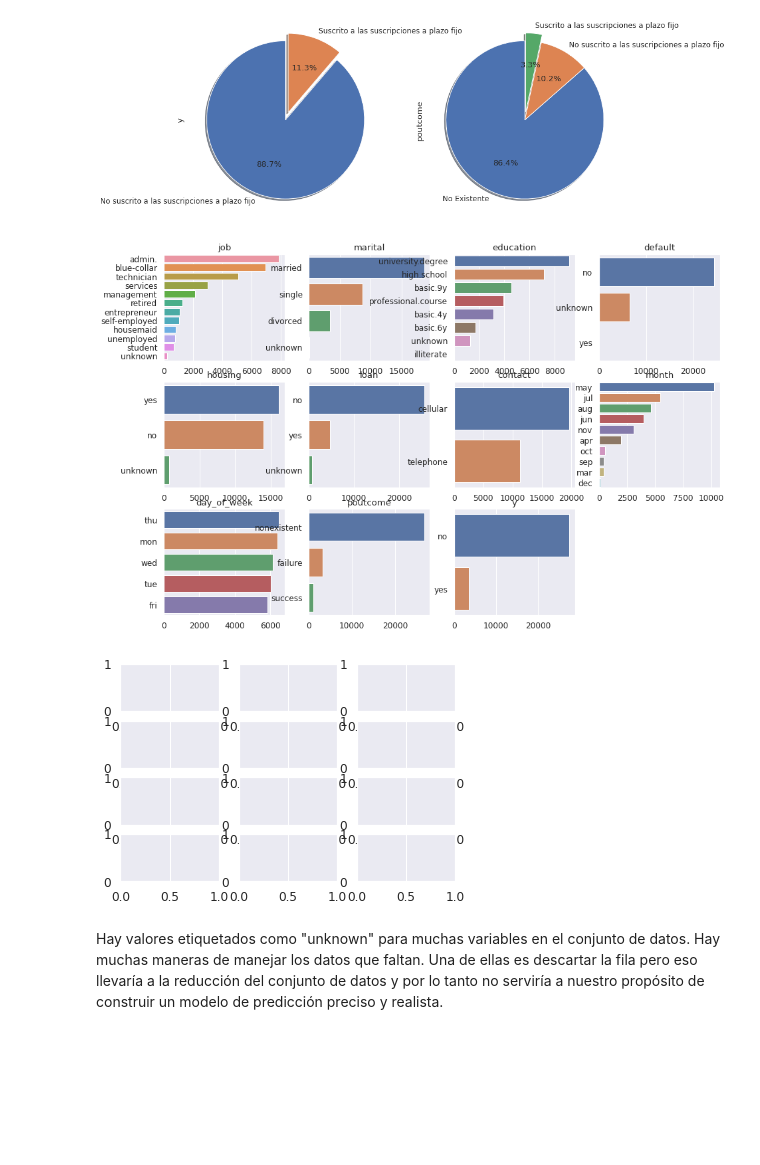
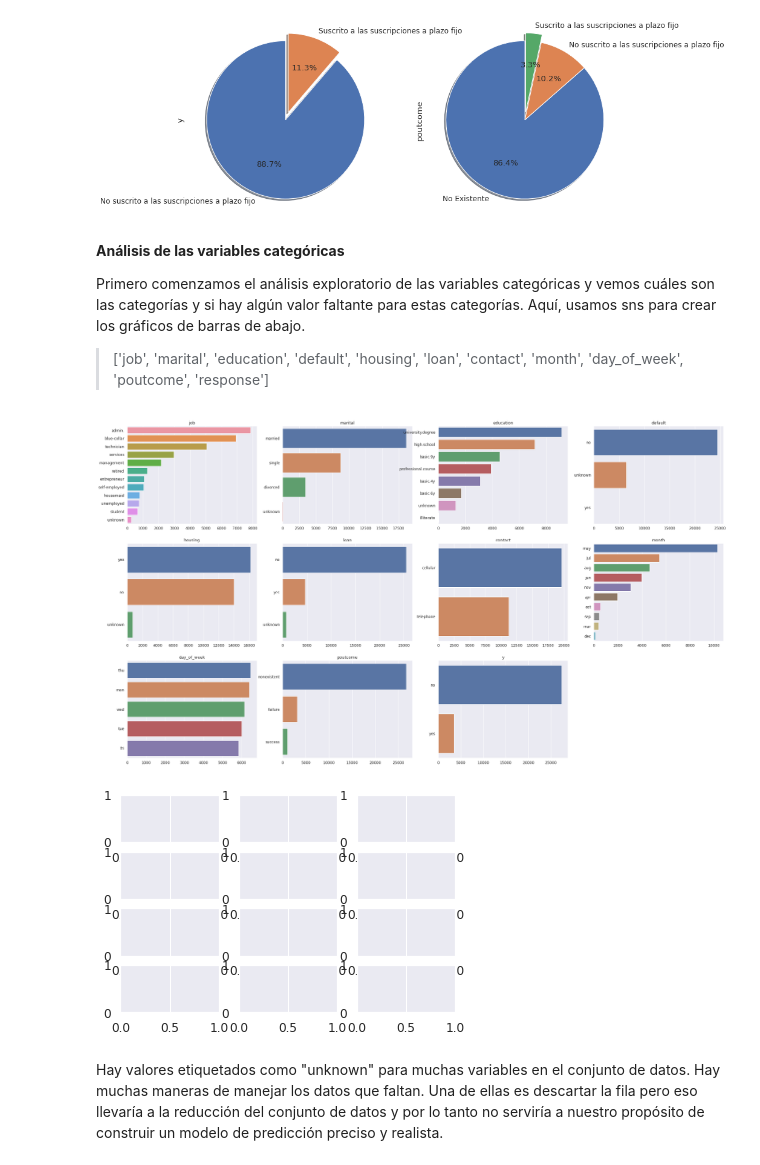
Before and after one commit to josetorresob/INF648, a Jupyter notebook: Proyecto_Final.ipynb, the cells around one changed output. Drawn from its saved outputs; the diff is of its cells as text; code cells hidden in the pictures; blank space fills up the shorter version.

```diff
--- a/Proyecto_Final.ipynb
+++ b/Proyecto_Final.ipynb
@@ -322,25 +295,23 @@ dataset_train.poutcome.value_counts().plot.pie(explode = [0,0,0.1], labels = lab
 plt.show()
 # %% [output]
 [figure]
+# %% [markdown]
+**Análisis de las variables categóricas**
+
+Primero comenzamos el análisis exploratorio de las variables categóricas y vemos cuáles son
+las categorías y si hay algún valor faltante para estas categorías.
+Aquí, usamos sns para crear los gráficos de barras de abajo.
+
+> ['job', 'marital', 'education', 'default', 'housing', 'loan', 'contact', 'month', 'day_of_week', 'poutcome', 'response']
 # %%
-"""
-Análisis de las variables categóricas
-
-Primero comenzamos el análisis exploratorio de las variables categóricas y vemos cuáles son
-las categorías y si hay algún valor faltante para estas categorías.
-Aquí, usamos sns para crear los gráficos de barras de abajo.
-
-['job', 'marital', 'education', 'default', 'housing', 'loan', 'contact', 'month', 'day_of_week', 'poutcome', 'response']
-"""
-
-fig = plt.figure(figsize = (15,10))
+fig = plt.figure(figsize = (35,20))
 ax = plt.subplots(4, 3)
 for i, cat in enumerate(categorical_variables, 1):
     ax = fig.add_subplot(3, 4, i)
     sns.barplot(dataset_train[cat].value_counts().values, dataset_train[cat].value_counts().index, ax = ax)
     ax.title.set_text(cat)
 # %% [output]
-[figure, old version]
+[figure, new version]
 [figure]
 # %% [markdown]
 
```
Also changed, not shown: parts of 37 cells of this notebook.
